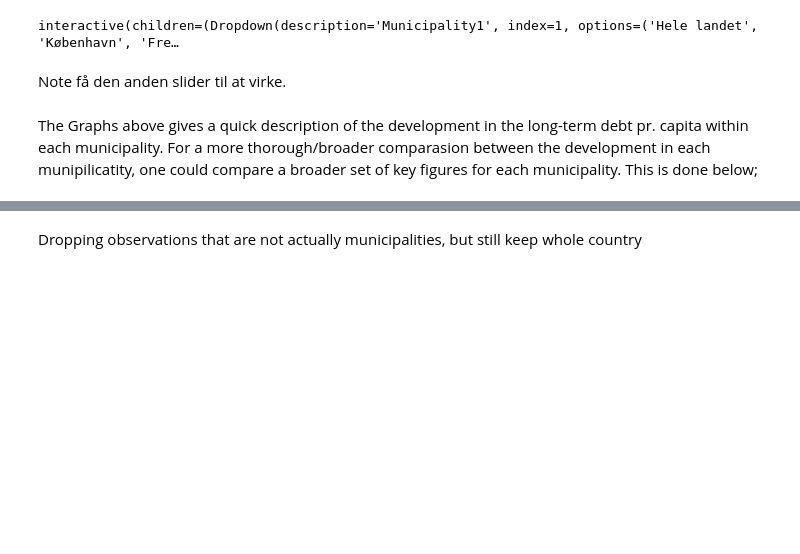
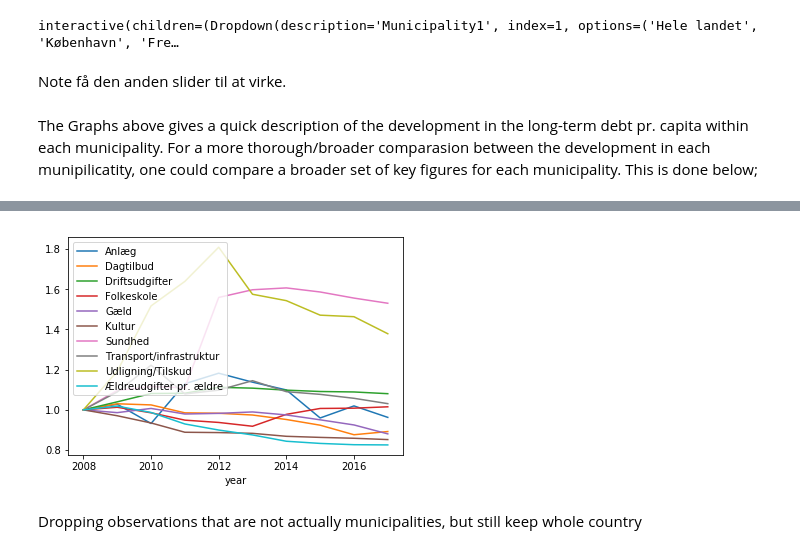
Before and after one commit to NumEconCopenhagen/projects-2019-peter-larsens-kaffe-m-havre, a Jupyter notebook: dataproject/dataProject.ipynb, the cells around one changed output, grey strips where cells are left out. Cells and saved outputs as stored; diff of their text form; code cells hidden in the pictures; blank space fills up the shorter version.

```diff
--- a/dataproject/dataProject.ipynb
+++ b/dataproject/dataProject.ipynb
@@ -357,0 +361,18 @@ nglk_true.head(20)
+# %%
+# Defining af function to select the first element;
+def first(x): # select the first element in a series
+    return x.iloc[0]
+
+# Using transform, we wish to make a plot for each variable in dataframe, 'nglk_true';
+
+#a) Makes a copy of the dataframe;
+nglk_true_alt = nglk_true.copy()
+
+#b) Groups the data by the variable and the unit.
+grouped = nglk_true_alt.groupby(['variable','unit'])
+
+#c) Creates a new indexed variable. (Indexed by the first observation)
+nglk_true_alt['indexed'] = grouped['value'].transform(lambda x: x/first(x))
+
+#d) Again a quick overview.
+nglk_true_alt.head(50)
@@ -358,3 +397,13 @@ nglk_true.head(20)
+# %%
+# Plotting by defining a function;
+def plot(df):
+    df_indexed = df.set_index('year')
+    I = df_indexed.unit == 'real'
+    df_indexed[I].groupby(['variable'])['indexed'].plot(legend=True);
+
+plot(nglk_true_alt)
+# %% [output]
+[figure, added]
 # %% [markdown]
 Dropping observations that are not actually municipalities, but still keep whole country
 # %%
```
Also changed, not shown: parts of 8 cells of this notebook.
